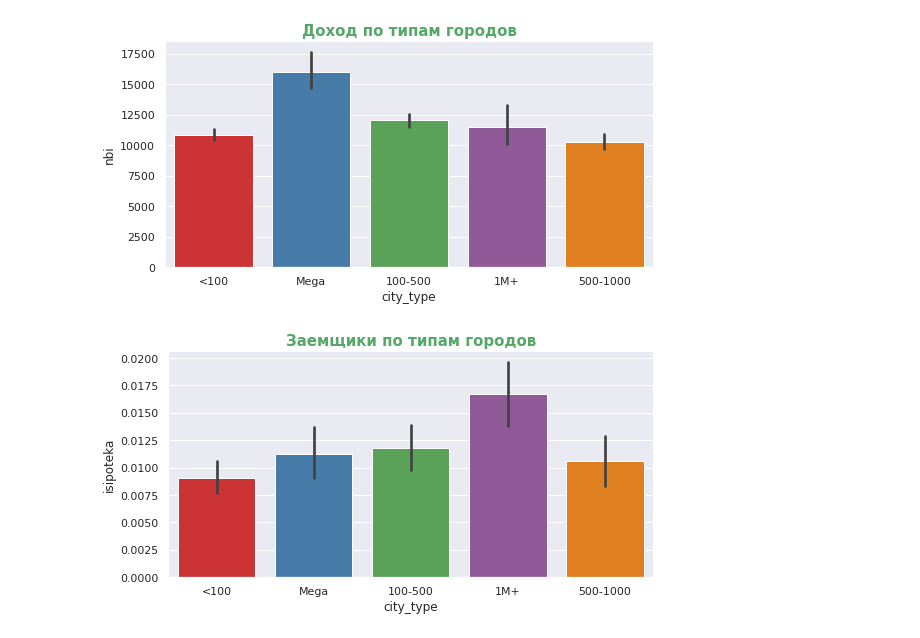
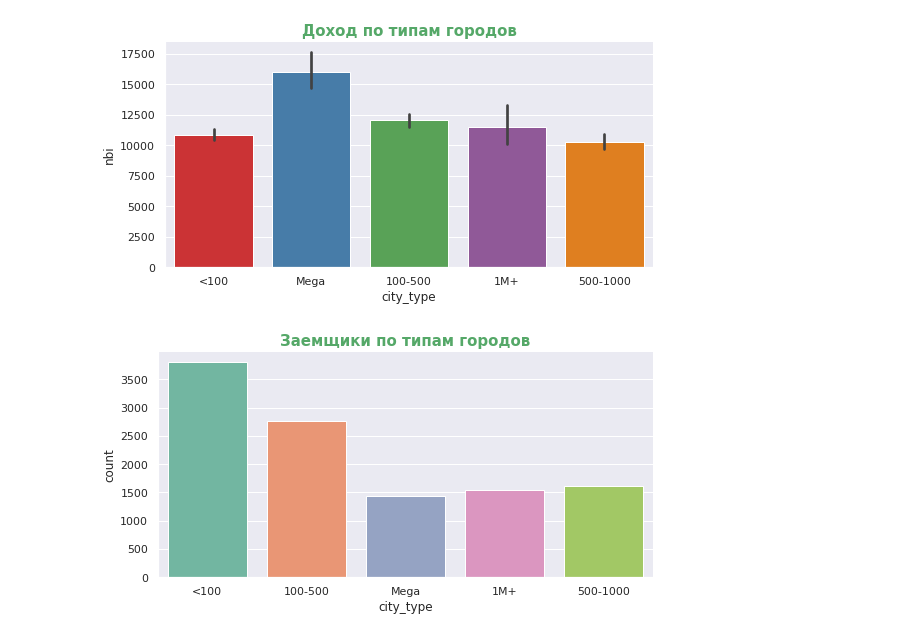
Before and after one commit to EvgenyBelov78/DA1, a Jupyter notebook: Lesson4/hometask/Cluster.ipynb, the cells around one changed output. Saved outputs shown, nothing was run; the diff lists cells and outputs as text; code cells hidden in the pictures.

```diff
--- a/Lesson4/hometask/Cluster.ipynb
+++ b/Lesson4/hometask/Cluster.ipynb
@@ -383,18 +413,17 @@ plt.title('Доход по типам городов', size=15, color='g',
 # %% [output]
 [figure]
 # %%
-#заемщиков ипотеки больше всего в городах с населением 1М+.
+#заемщиков  больше всего в городах с населением <100 тыс+.
 sns.catplot(
-    data=df,
-    kind='bar',
+    data=df[df['iskredit']==1],
+    kind='count',
     x='city_type',
-    y='isipoteka',
+  #  y='isipoteka',
     height=4,
     aspect=2,
-   # order=['Cakes', 'Pies', 'Cookies', 'Smoothies', 'Coffee', 'Period'],
-    palette="Set1"
+    palette="Set2"
 );
 plt.title('Заемщики по типам городов', size=15, color='g',
           weight='bold');
 # %% [output]
-[figure, old version]
+[figure, new version]
```
Also changed, not shown: parts of 14 cells of this notebook.
